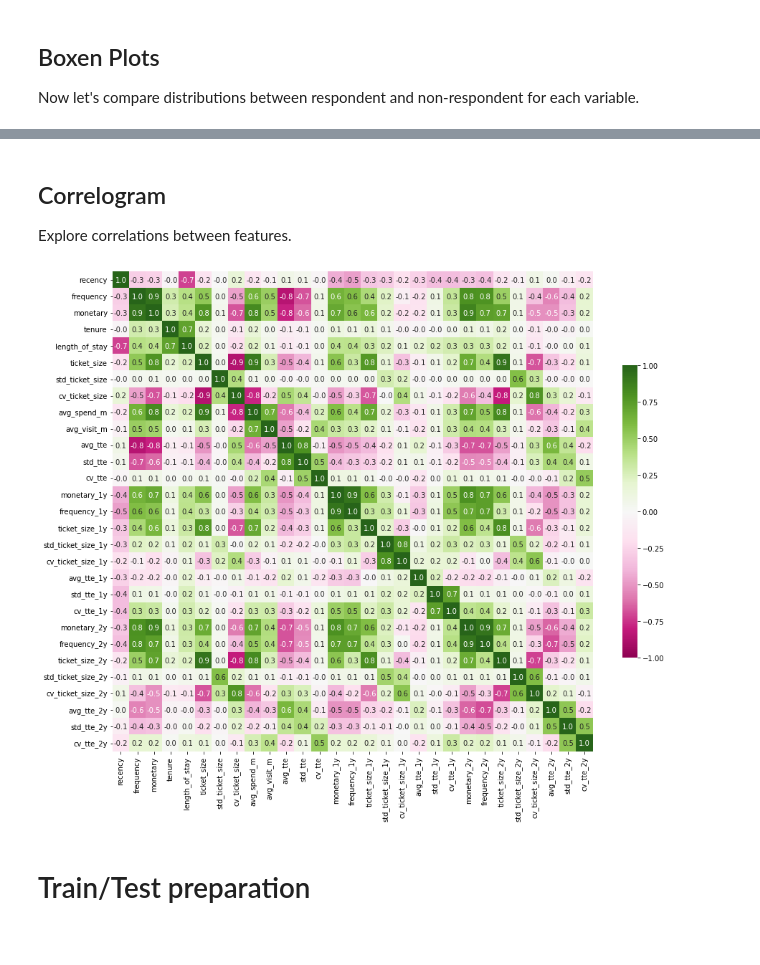
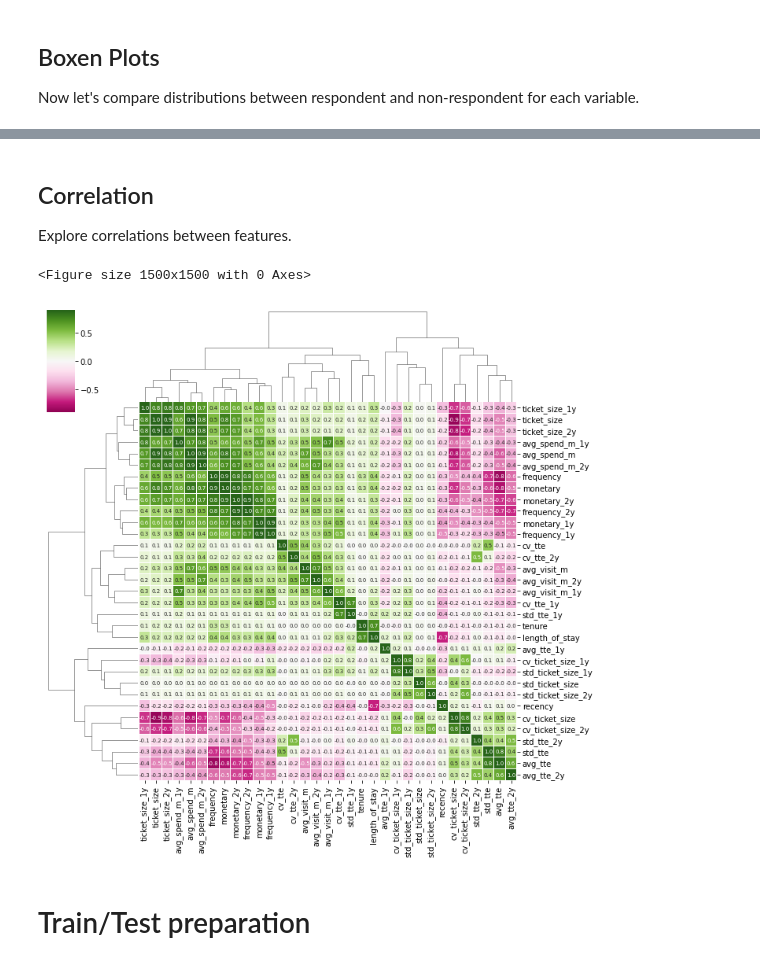
Before and after one commit to tanatiem/campaign-response, a Jupyter notebook: notebooks/campaign_response_prediction.ipynb, the cells around one changed output, grey strips where cells are left out. Cells and saved outputs as stored; diff of their text form; code cells hidden in the pictures.

```diff
--- a/notebooks/campaign_response_prediction.ipynb
+++ b/notebooks/campaign_response_prediction.ipynb
@@ -549,11 +554,8 @@ CS8999    12
 CS9000    11
 Name: trans_month, Length: 6884, dtype: int64
 # %%
-df['active_months'] = active_months
-df['avg_spend_m'] = df.monetary / df.active_months
-df['avg_visit_m'] = df.frequency / df.active_months
-# done with active_months, then drop it
-df = df.drop(columns='active_months')
+df['avg_spend_m'] = df.monetary / active_months
+df['avg_visit_m'] = df.frequency / active_months
 df.head()
 # %% [output]
 |  | recency | frequency | monetary | tenure | length_of_stay | ticket_size | std_ticket_size | ... |
@@ -658,6 +660,9 @@ for n in periods:
                                                             (f'std_ticket_size_{n}y','std'),
                                                             (f'cv_ticket_size_{n}y', lambda x: x.std()/x.mean())
                                                             ])
+    active_months = df_trans_cut.groupby('customer_id').trans_month.nunique()
+    df_pastyear[f'avg_spend_m_{n}y'] = df_pastyear[f'monetary_{n}y'] / active_months
+    df_pastyear[f'avg_visit_m_{n}y'] = df_pastyear[f'frequency_{n}y'] / active_months
     df_pastyear = df_pastyear.join(df_trans_cut.groupby('customer_id')['duration'].agg([(f'avg_tte_{n}y', 'mean'),
                                                             (f'std_tte_{n}y', 'std'),
                                                             (f'cv_tte_{n}y', lambda x: x.std()/x.mean())
@@ -676,0 +684,4 @@ df.head()
+# %%
+all_data = df_response.set_index('customer_id').join(df, how='inner')
+print(all_data.shape)
+all_data.head()
@@ -760,13 +781,15 @@ plt.show()
 # %% [markdown]
-## Correlogram
+## Correlation
 
 Explore correlations between features.
 # %%
-plt.figure(figsize=(15,15))
-sns.heatmap(all_data.drop(columns='response').corr(), cmap='PiYG', annot=True, fmt='.1f', vmin=-1, vmax=1,
-            square=True, cbar_kws={"shrink": 0.5} );
+plt.figure(figsize=(15,15), dpi=100, tight_layout=True)
+sns.clustermap(all_data.drop(columns='response').corr(), cmap='PiYG', annot=True, fmt='.1f', vmin=-.9, vmax=.9, linewidth=.01,
+            cbar_kws={"shrink": 0.3}, annot_kws={ 'fontsize': 7 });
+plt.show()
 # %% [output]
+<Figure size 1500x1500 with 0 Axes>
-[figure, old version]
+[figure, new version]
 # %% [markdown]
 # Train/Test preparation
 # %%
```
Also changed, not shown: parts of 41 cells of this notebook.
